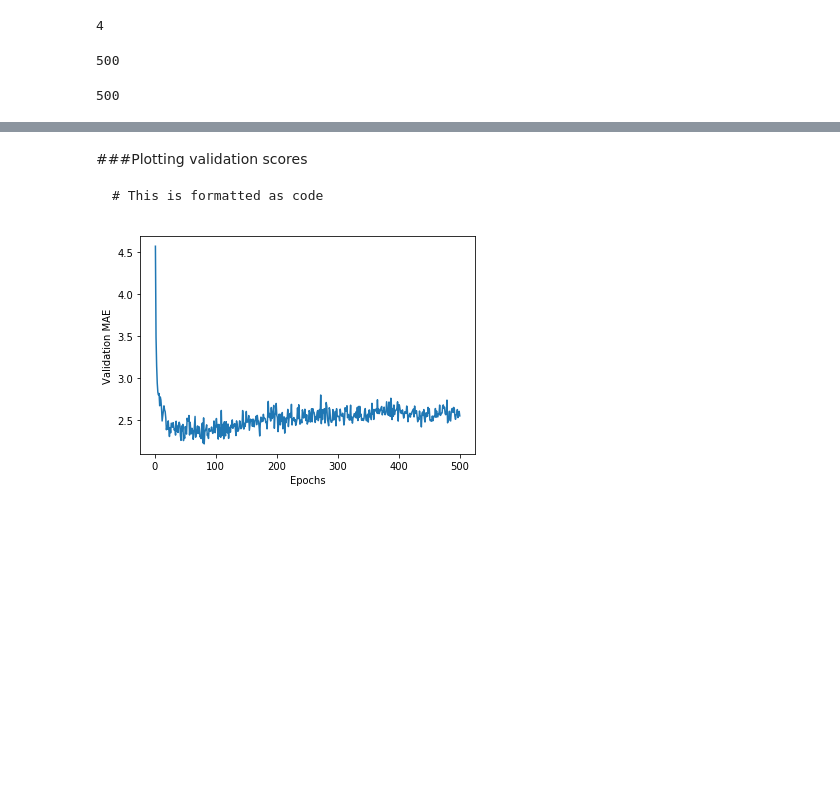
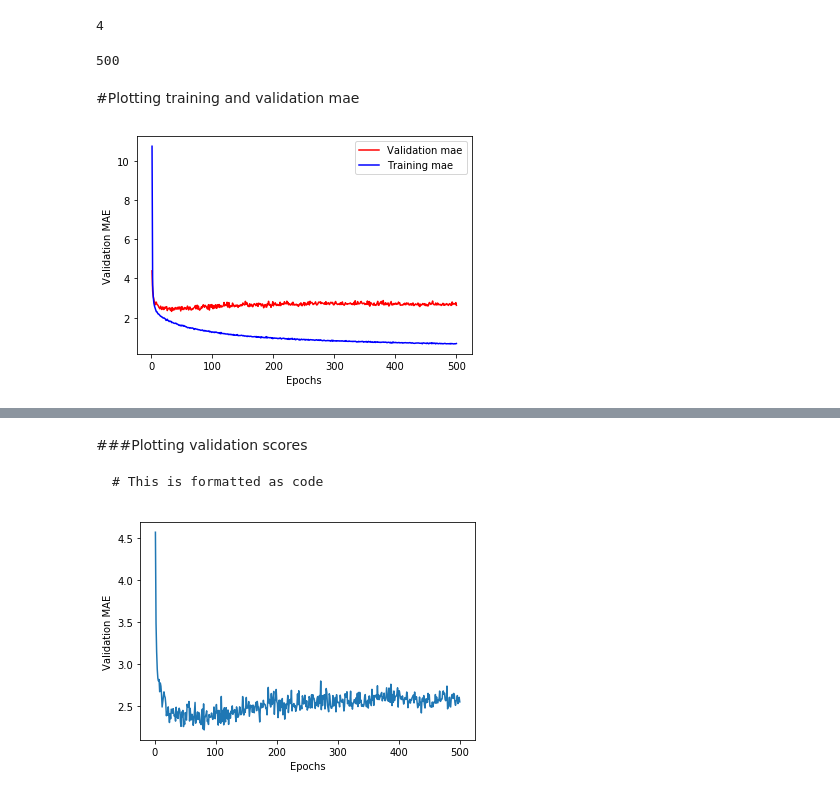
Before and after one commit to leonardoub/cmepda, a Jupyter notebook: Boston_housing_price.ipynb, the cells around one changed output, grey strips where cells are left out. Cells and saved outputs as stored; diff of their text form; code cells hidden in the pictures; blank space fills up the shorter version.

```diff
--- a/Boston_housing_price.ipynb
+++ b/Boston_housing_price.ipynb
@@ -99,6 +116,9 @@ np.mean(all_scores)
 # %%
 num_epochs = 500
 all_mae_histories = []
+all_mae_val_histories = []
+all_loss_histories = []
+all_loss_val_histories = []
 for i in range(k):
   print(f'processing fold # {i}')
   val_data = train_data[i * num_val_samples : (i+1) * num_val_samples]
@@ -110,8 +130,18 @@ for i in range(k):
   model = build_model()
   history = model.fit(partial_train_data, partial_train_targets, validation_data=(val_data, val_targets),
                       epochs= num_epochs, batch_size=1, verbose=0)
-  mae_history = history.history['val_mean_absolute_error']
+
+  mae_history = history.history['mean_absolute_error']
   all_mae_histories.append(mae_history)
+
+  mae_val_history = history.history['val_mean_absolute_error']
+  all_mae_val_histories.append(mae_val_history)
+
+  loss_history = history.history['loss']
+  all_loss_histories.append(loss_history)
+
+  loss_val_history = history.history['val_loss']
+  all_loss_val_histories.append(loss_val_history)
 # %% [output]
 processing fold # 0
 processing fold # 1
@@ -128,8 +154,21 @@ a=[i for i in all_mae_histories]
+# %%
+average_mae_val_history = [np.mean([x[i] for x in all_mae_val_histories]) for i in range(num_epochs)]
+average_mae_history = [np.mean([x[i] for x in all_mae_histories]) for i in range(num_epochs)]
+average_loss_val_history = [np.mean([x[i] for x in all_loss_val_histories]) for i in range(num_epochs)]
+average_loss_history = [np.mean([x[i] for x in all_loss_histories]) for i in range(num_epochs)]
 # %%
 len(average_mae_history)
 # %% [output]
 500
-# %%
-len(a[0])
-# %% [output]
-500
+# %% [markdown]
+#Plotting training and validation mae
+# %%
+import matplotlib.pyplot as plt
+plt.plot(range(1, len(average_mae_val_history) + 1), average_mae_val_history, 'r', label='Validation mae')
+plt.plot(range(1, len(average_mae_history) + 1), average_mae_history, 'b', label='Training mae')
+plt.xlabel('Epochs')
+plt.ylabel('Validation MAE')
+plt.legend()
+plt.show()
+# %% [output]
+[figure, added]
```
Also changed, not shown: parts of 8 cells of this notebook.
